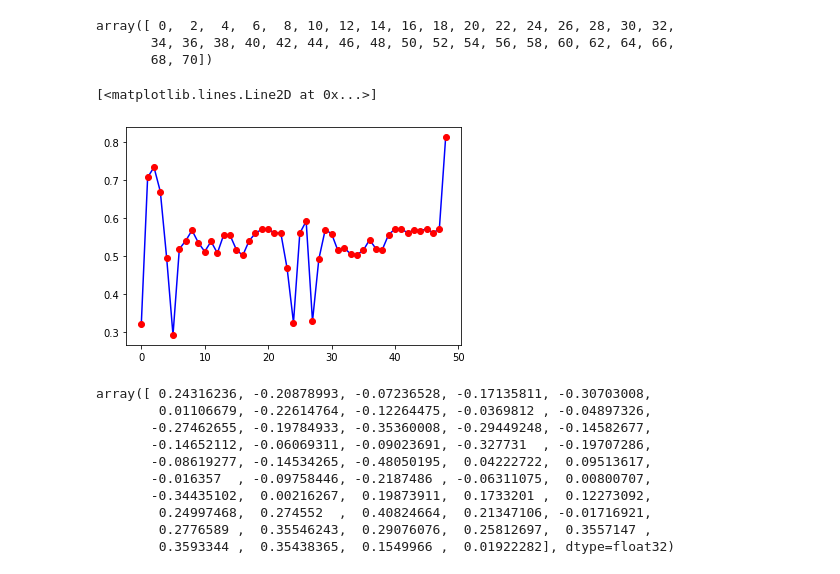
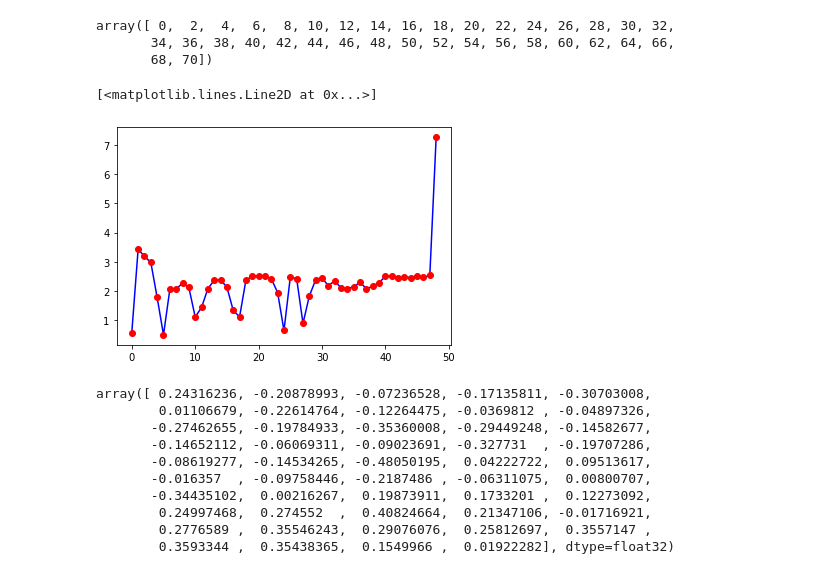
Before and after one commit to BorgwardtLab/Imputing_Signatures, a Jupyter notebook: notebooks/testing_gp_sig_adapter_padding.ipynb, the cells around one changed output. Saved outputs shown, nothing was run; the diff lists cells and outputs as text; code cells hidden in the pictures.

```diff
--- a/notebooks/testing_gp_sig_adapter_padding.ipynb
+++ b/notebooks/testing_gp_sig_adapter_padding.ipynb
@@ -698,18 +698,18 @@ array([ 0,  2,  4,  6,  8, 10, 12, 14, 16, 18, 20, 22, 24, 26, 28, 30, 32,
        68, 70])
 # %%
 #raw GP draw (Z) channnel j of instance i
-j = 12
+j = 4
 x_raw = Z_raw_i[test_indices_i == j]
 plt.plot( x_raw , color='blue')
 #x_raw
 
 #reshaped GP draw of channel j and instance i
 x3 = Z_i[:,j+36]
 plt.plot( x3, 'o',color='red')
 #x3
 # %% [output]
 [<matplotlib.lines.Line2D at 0x...>]
-[figure, old version]
+[figure, new version]
 # %%
 #reshaped GP draw of channel j and instance i
 x3 = Z_i[:,j]
```
Also changed, not shown: parts of 4 cells of this notebook.
